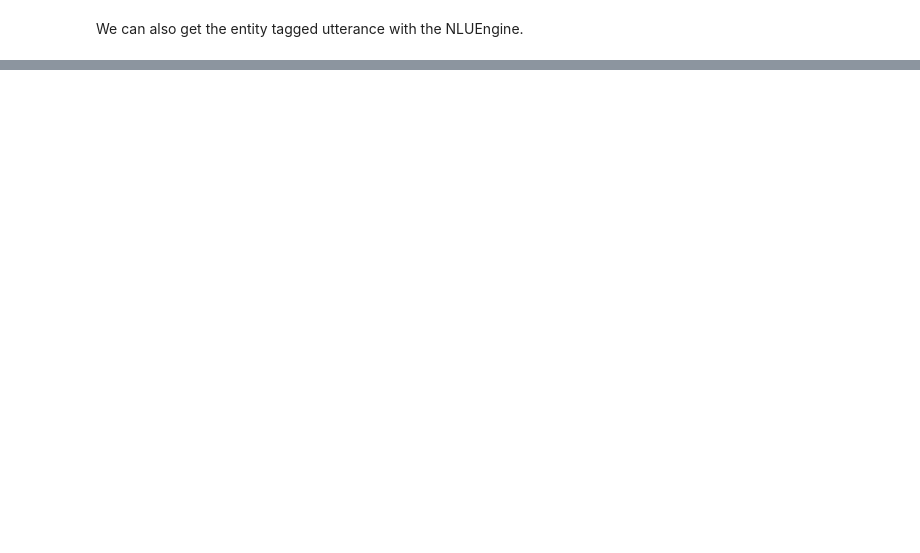
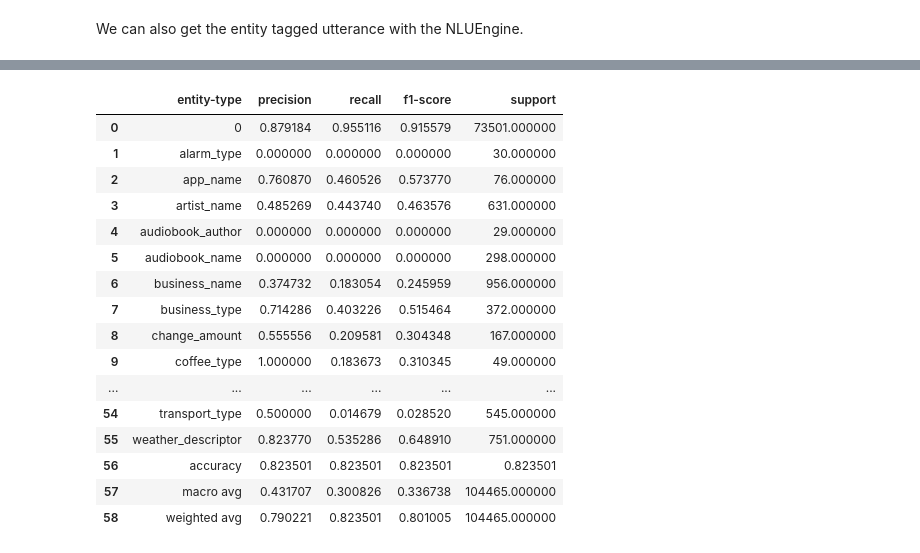
Before and after one commit to secretsauceai/NLU-engine-prototype-benchmarks, a Jupyter notebook: example_of_intent_and_entity_classification_with_NLU_engine_class.ipynb, the cells around one changed output, grey strips where cells are left out. Saved outputs shown, nothing was run; the diff lists cells and outputs as text; code cells hidden in the pictures; blank space fills up the shorter version.

```diff
--- a/example_of_intent_and_entity_classification_with_NLU_engine_class.ipynb
+++ b/example_of_intent_and_entity_classification_with_NLU_engine_class.ipynb
@@ -85,0 +94,3 @@ entity_tagged_utterance
+# %%
+entity_reviewed_report_df = NLUEngine.evaluate_entity_classifier(
+    data_df=nlu_data_df)
@@ -85,0 +105,20 @@ entity_tagged_utterance
+# %%
+entity_reviewed_report_df
+# %% [output]
+|  | entity-type | precision | recall | f1-score | support |
+| 0 | 0 | 0.879184 | 0.955116 | 0.915579 | 73501.000000 |
+| 1 | alarm_type | 0.000000 | 0.000000 | 0.000000 | 30.000000 |
+| 2 | app_name | 0.760870 | 0.460526 | 0.573770 | 76.000000 |
+| 3 | artist_name | 0.485269 | 0.443740 | 0.463576 | 631.000000 |
+| 4 | audiobook_author | 0.000000 | 0.000000 | 0.000000 | 29.000000 |
+| 5 | audiobook_name | 0.000000 | 0.000000 | 0.000000 | 298.000000 |
+| 6 | business_name | 0.374732 | 0.183054 | 0.245959 | 956.000000 |
+| 7 | business_type | 0.714286 | 0.403226 | 0.515464 | 372.000000 |
+| 8 | change_amount | 0.555556 | 0.209581 | 0.304348 | 167.000000 |
+| 9 | coffee_type | 1.000000 | 0.183673 | 0.310345 | 49.000000 |
+| ... | ... | ... | ... | ... | ... |
+| 54 | transport_type | 0.500000 | 0.014679 | 0.028520 | 545.000000 |
+| 55 | weather_descriptor | 0.823770 | 0.535286 | 0.648910 | 751.000000 |
+| 56 | accuracy | 0.823501 | 0.823501 | 0.823501 | 0.823501 |
+| 57 | macro avg | 0.431707 | 0.300826 | 0.336738 | 104465.000000 |
+| 58 | weighted avg | 0.790221 | 0.823501 | 0.801005 | 104465.000000 |
```
Also changed, not shown: parts of 17 cells of this notebook, 5 other files.
